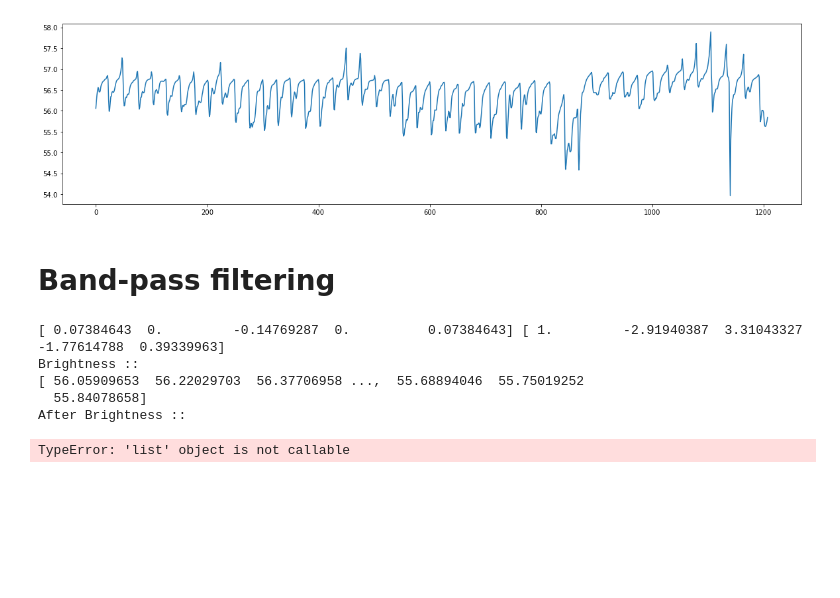
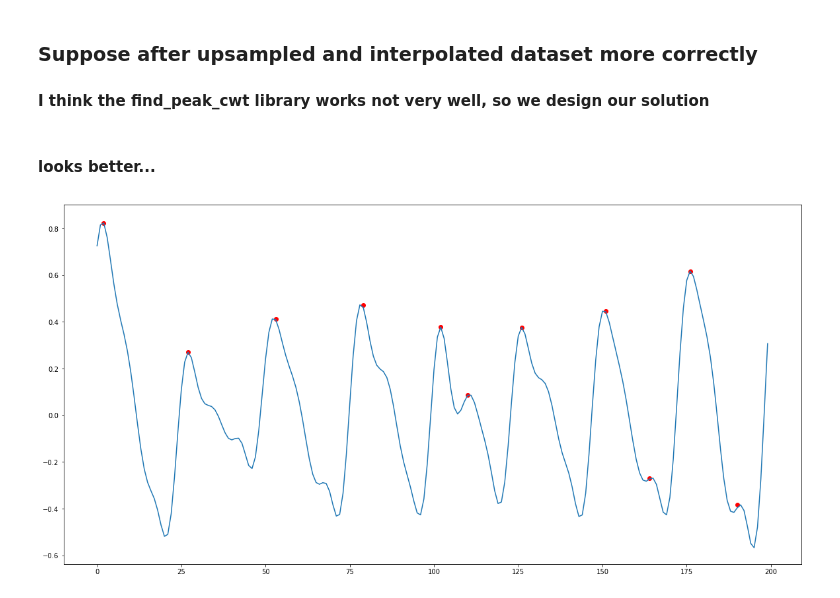
Before and after one commit to jaeyung1001/ML_MEDICAL, a Jupyter notebook: Assignment3/Assignment3.ipynb, the cells around one changed output. Saved outputs shown, nothing was run; the diff lists cells and outputs as text; code cells hidden in the pictures; blank space fills up the shorter version.

```diff
--- a/Assignment3/Assignment3.ipynb
+++ b/Assignment3/Assignment3.ipynb
@@ -23,0 +86,19 @@ print(brightness)
+# %%
+def smoothing(dict):
+    N = 5
+    smooth = collections.OrderedDict()
+    for index, data in enumerate(dict):
+        smooth_signal = pd.rolling_mean(dict[data], N)[N-1:]
+        fig = plt.figure(figsize=(20,15))
+        ax1 = fig.add_subplot(4,1,index+1)
+        # Here is remove code smooth_signal[100:]
+        after, = plt.plot(list(range(len(smooth_signal[100:]))), smooth_signal[100:], label="After smoothing")
+        before, = plt.plot(list(range(len(dict[data][100+N-1:]))), dict[data][100+N-1:], 'r', label="Before smoothing")
+        print(len(smooth_signal[100:]), len(dict[data][100+N-1:]))
+        plt.title(data)
+        plt.legend(handles=[after, before], fontsize="x-large", loc=2)
+        plt.show()
+        smooth[data] = smooth_signal[100:]
+    return smooth
+# %%
+smooth = smoothing(band)
@@ -24,30 +242,33 @@ print(brightness)
+# %% [markdown]
+### Suppose after upsampled and interpolated dataset more correctly
+#### I think the find_peak_cwt library works not very well, so we design our solution
+# %%
+peaks_x = []
+peaks_y = []
+window = []
+p = 0
+window_idx = 0
+sig = band["jaeyung_normal1.mp4"][104:]
+for point in sig:
+    rolling_mean = smooth["jaeyung_normal1.mp4"][p]
+    if point<rolling_mean and window == []:
+        p += 1
+    elif point>rolling_mean:
+        window.append(point)
+        p += 1
+        window_idx += 1
+    else:
+        peaks_x.append(p-len(window)+(window_idx-2))
+        peaks_y.append(max(window))
+        window = []
+        window_idx = 0
+        p += 1
+# %% [markdown]
+#### looks better...
 # %%
-plt.figure(figsize=(20,5))
-plt.plot(list(range(len(brightness))), brightness)
+plt.figure(figsize=(20,10))
+plt.plot(sig[:200])
+plt.scatter(peaks_x[:11], peaks_y[:11], color='red')
 plt.show()
 # %% [output]
-[figure, old version]
+[figure, new version]
-# %% [markdown]
-# Band-pass filtering
-# %%
-BPM_L = 40;    # Heart rate lower limit [bpm]
-BPM_H = 230;   # Heart rate higher limit [bpm]
-FILTER_STABILIZATION_TIME = 1;    # [seconds]
-# Butterworth frequencies must be in [0, 1], where 1 corresponds to half the sampling rate
-b, a = signal.butter(2, [((BPM_L / 60) / 30 * 2), ((BPM_H / 60) / 30 * 2)], 'bandpass');
-print(b,a)
-print("Brightness ::")
-print(brightness)
-filtBrightness = filter([b, a], brightness)
-print("After Brightness ::")
-# print((filtBrightness))
-print(list(filter([b, a], brightness)))
-# Cut the initial stabilization time
-# filtBrightness = filtBrightness((v.FrameRate * FILTER_STABILIZATION_TIME + 1):size(filtBrightness, 2));
-# %% [output]
-[ 0.07384643  0.         -0.14769287  0.          0.07384643] [ 1.         -2.91940387  3.31043327 -1.77614788  0.39339963]
-Brightness ::
-[ 56.05909653  56.22029703  56.37706958 ...,  55.68894046  55.75019252
-  55.84078658]
-After Brightness ::
-TypeError: 'list' object is not callable
```
Also changed, not shown: parts of 26 cells of this notebook.
